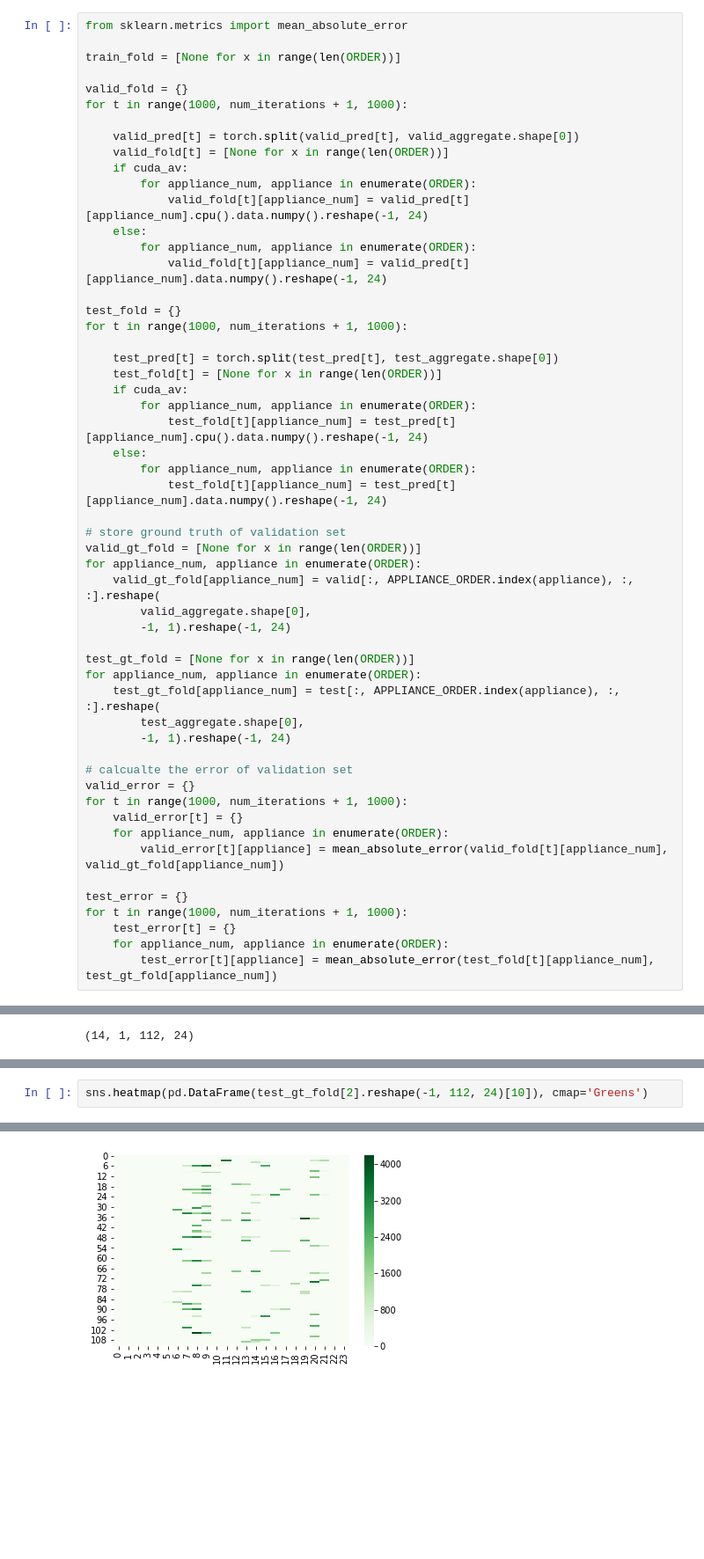
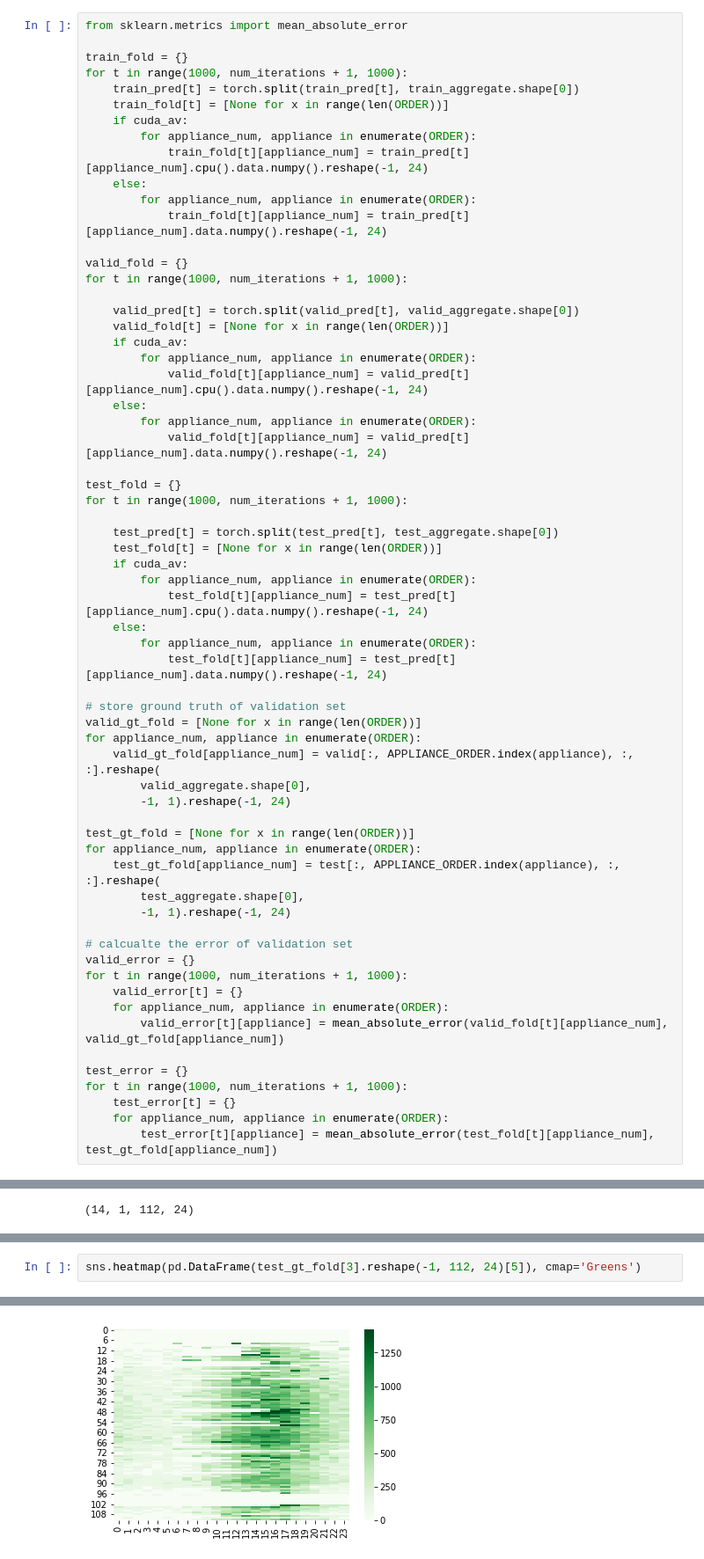
Before and after one commit to nipunbatra/freq-nilm, a Jupyter notebook: notebooks/cnn-tree-test.ipynb, the cells around one changed output, grey strips where cells are left out. Shown at 88% size. Cells and saved outputs as stored; diff of their text form; blank space fills up the shorter version.

Commit message:
update with fold one comparison in notebook

```diff
--- a/notebooks/cnn-tree-test.ipynb
+++ b/notebooks/cnn-tree-test.ipynb
@@ -221,7 +224,16 @@ Round: 7000 Training Error: 37.74077224731445 Validation Error: 91.8809890747070
 # %%
 from sklearn.metrics import mean_absolute_error
 
-train_fold = [None for x in range(len(ORDER))]
+train_fold = {}
+for t in range(1000, num_iterations + 1, 1000):
+    train_pred[t] = torch.split(train_pred[t], train_aggregate.shape[0])
+    train_fold[t] = [None for x in range(len(ORDER))]
+    if cuda_av:
+        for appliance_num, appliance in enumerate(ORDER):
+            train_fold[t][appliance_num] = train_pred[t][appliance_num].cpu().data.numpy().reshape(-1, 24)
+    else:
+        for appliance_num, appliance in enumerate(ORDER):
+            train_fold[t][appliance_num] = train_pred[t][appliance_num].data.numpy().reshape(-1, 24)
 
 valid_fold = {}
 for t in range(1000, num_iterations + 1, 1000):
@@ -294,5 +341,5 @@ sns.heatmap(pd.DataFrame(test_fold[20000][2].reshape(-1, 112, 24)[10]), cmap='Gr
 # %%
-sns.heatmap(pd.DataFrame(test_gt_fold[2].reshape(-1, 112, 24)[10]), cmap='Greens')
+sns.heatmap(pd.DataFrame(test_gt_fold[3].reshape(-1, 112, 24)[5]), cmap='Greens')
 # %% [output]
 <matplotlib.axes._subplots.AxesSubplot at 0x...>
-[figure, old version]
+[figure, new version]
```
Also changed, not shown: parts of 10 cells of this notebook, 20 other files.
